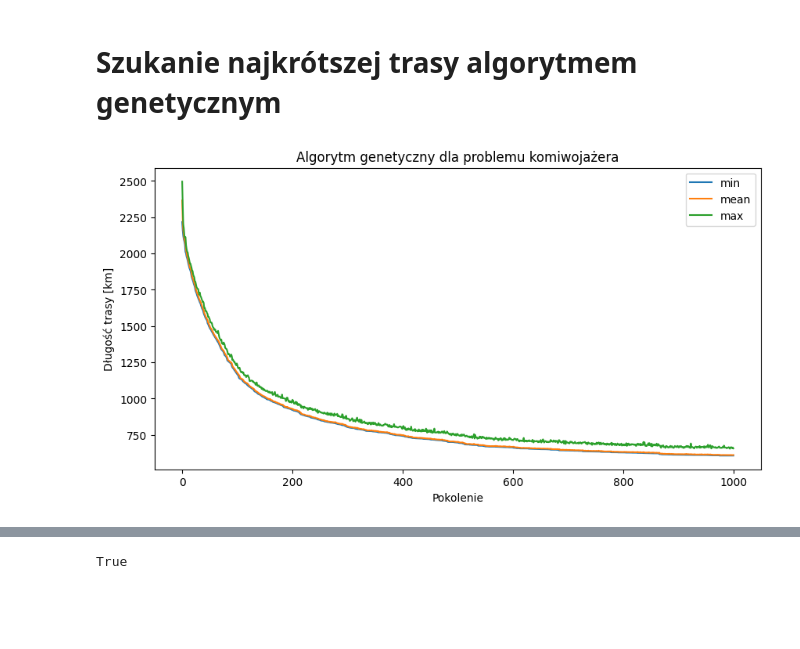
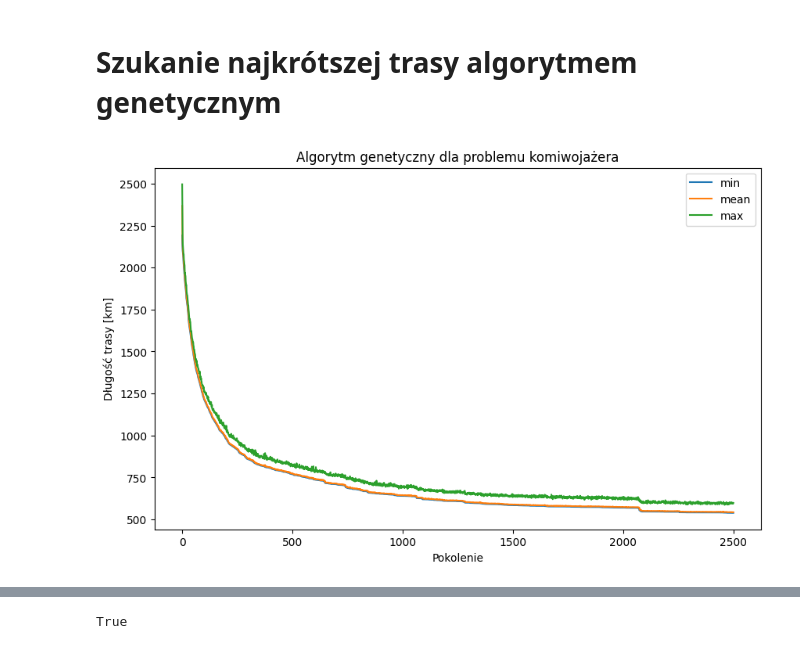
Before and after one commit to Krzysiaczek-kris/Algorytm-Genetyczny, a Jupyter notebook: TSP.ipynb, the cells around one changed output, grey strips where cells are left out. Drawn from its saved outputs; the diff is of its cells as text; code cells hidden in the pictures; blank space fills up the shorter version.

```diff
--- a/TSP.ipynb
+++ b/TSP.ipynb
@@ -129,41 +133,42 @@ class TSP:
     def evolve(self):
         for gen in tqdm.tqdm(range(self.ngen)):
             fits = np.array([self.evaluate(ind) for ind in self.pop])
-            self.stats.loc[gen] = [np.min(fits), np.mean(fits), np.max(fits)]
-            if np.min(fits) < self.best_ind_fitness:
+            temp_min = np.min(fits)
+            self.stats.loc[gen] = [temp_min, np.mean(fits), np.max(fits)]
+            if temp_min < self.best_ind_fitness: # Znaleziono lepsze rozwiązanie
                 self.best_ind = self.pop[np.argmin(fits)].copy()
-                self.best_ind_fitness = np.min(fits)
+                self.best_ind_fitness = temp_min
             next_pop = np.zeros_like(self.pop)
             for i in range(0, self.pop_size, 2):
-                ind1, ind2 = self.select(self.pop, fits)[:2]
+                ind1, ind2 = self.select(self.pop, fits)[:2] # Selekcja 2 najlepszych osobników (rankingowa)
                 if np.random.rand() < self.cxpb:
                     ind1, ind2 = self.cx(ind1, ind2)
                 if np.random.rand() < self.mutpb:
                     ind1 = self.mutate(ind1)
                 if np.random.rand() < self.mutpb:
                     ind2 = self.mutate(ind2)
                 next_pop[i] = ind1
                 next_pop[i + 1] = ind2
-            self.pop = next_pop.copy()
+            self.pop = next_pop
         return self.best_ind, self.best_ind_fitness, self.stats
 
 
     def plot_stats(self):
-        fig, ax = plt.subplots(figsize=(10, 5))
+        fig, ax = plt.subplots(figsize=(10, 6))
         sns.lineplot(data=self.stats, x='gen' , y='min', label='min')
         sns.lineplot(data=self.stats, x='gen', y='mean', label='mean')
         sns.lineplot(data=self.stats, x='gen', y='max', label='max')
         plt.xlabel('Pokolenie')
         plt.ylabel('Długość trasy [km]')
         plt.title('Algorytm genetyczny dla problemu komiwojażera')
         plt.legend()
         plt.show()
 
 
-tsp = TSP(distance_matrix_df.values, pop_size=1000, cxpb=0.5, mutpb=0.2, ngen=1000)
+tsp = TSP(distance_matrix_df.values, pop_size=1000, cxpb=0.5, mutpb=0.2, ngen=2500)
 best_ind, best_ind_fitness, stats = tsp.evolve()
 tsp.plot_stats()
 # %% [output]
-[figure, old version]
+[figure, new version]
 # %%
 print('Długość trasy:', best_ind_fitness, 'km')
```
Also changed, not shown: parts of 14 cells of this notebook, 4 other files.
